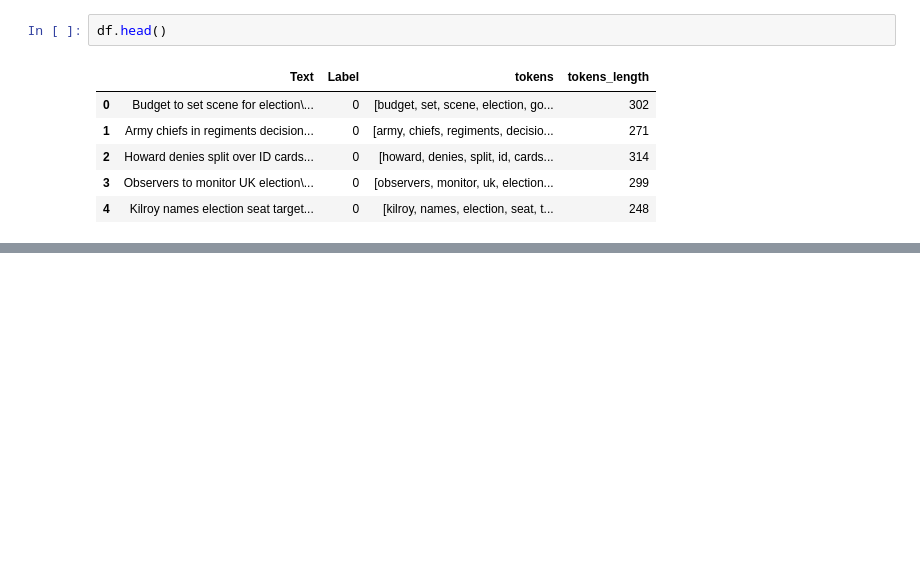
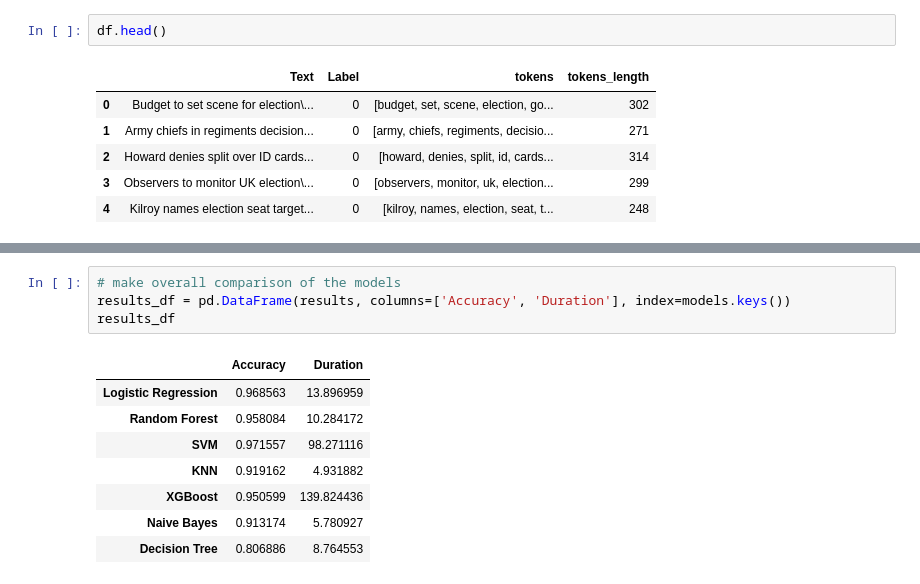
Before and after one commit to jlang62/bachelor-thesis, a Jupyter notebook: code/TextDocumentClassification.ipynb, the cells around one changed output, grey strips where cells are left out. Cells and saved outputs as stored; diff of their text form; blank space fills up the shorter version.

```diff
--- a/code/TextDocumentClassification.ipynb
+++ b/code/TextDocumentClassification.ipynb
@@ -197,0 +276,13 @@ df.head()
+# %%
+# make overall comparison of the models
+results_df = pd.DataFrame(results, columns=['Accuracy', 'Duration'], index=models.keys())
+results_df
+# %% [output]
+|  | Accuracy | Duration |
+| Logistic Regression | 0.968563 | 13.896959 |
+| Random Forest | 0.958084 | 10.284172 |
+| SVM | 0.971557 | 98.271116 |
+| KNN | 0.919162 | 4.931882 |
+| XGBoost | 0.950599 | 139.824436 |
+| Naive Bayes | 0.913174 | 5.780927 |
+| Decision Tree | 0.806886 | 8.764553 |
```
Also changed, not shown: parts of 7 cells of this notebook.
